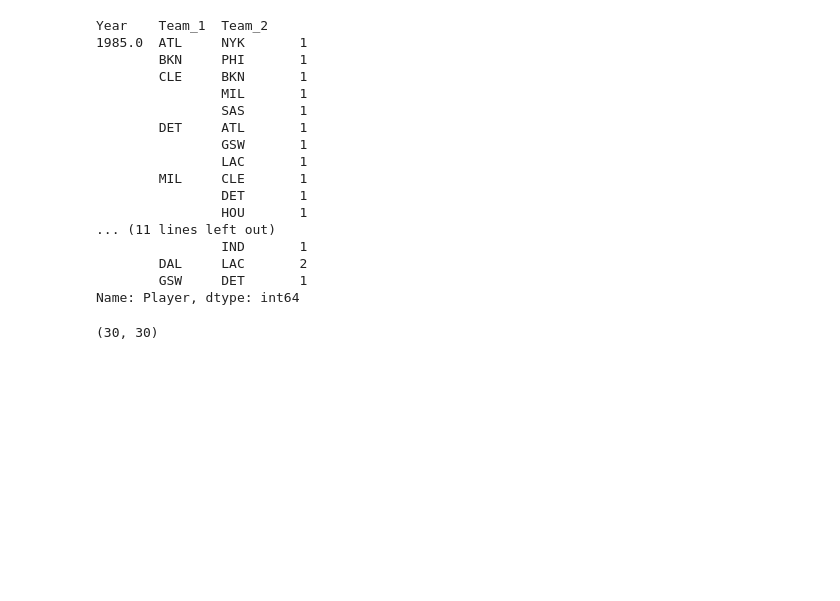
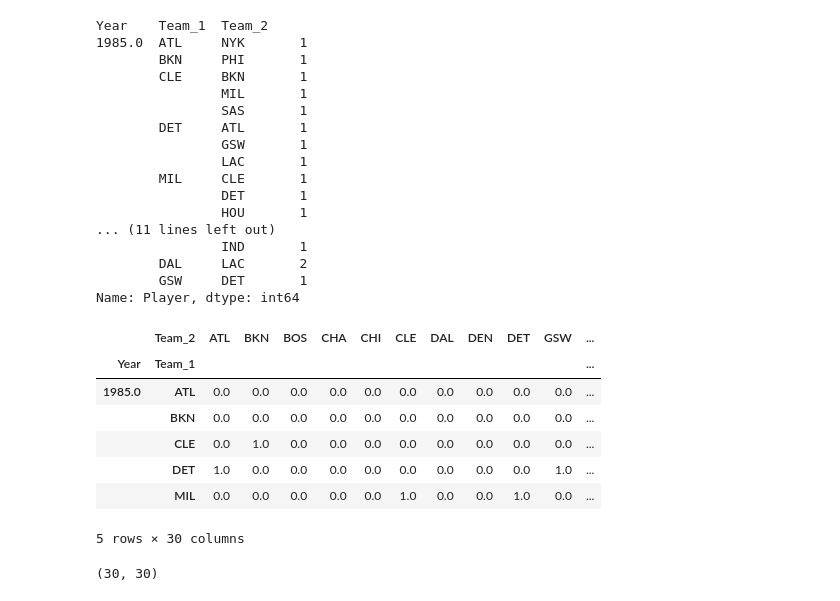
Before and after one commit to tttgm/NBA-Trade-Tracker, a Jupyter notebook: NBA-trade-tracker-chart.ipynb, the cells around one changed output. Saved outputs shown, nothing was run; the diff lists cells and outputs as text; code cells hidden in the pictures; blank space fills up the shorter version.

```diff
--- a/NBA-trade-tracker-chart.ipynb
+++ b/NBA-trade-tracker-chart.ipynb
@@ -765,6 +765,16 @@ Name: Player, dtype: int64
 # %%
 #yearly_matrix_df = yearly_matrix.unstack(level=1).fillna(0) # unstack the second level (i.e. idx 1)
 yearly_matrix_df = yearly_matrix.unstack().fillna(0) # unstacks the lowest level by default
+yearly_matrix_df.head(5)
+# %% [output]
+|  | Team_2 | ATL | BKN | BOS | CHA | CHI | CLE | DAL | DEN | DET | GSW | ... |
+| Year | Team_1 |  |  |  |  |  |  |  |  |  |  | ... |
+| 1985.0 | ATL | 0.0 | 0.0 | 0.0 | 0.0 | 0.0 | 0.0 | 0.0 | 0.0 | 0.0 | 0.0 | ... |
+|  | BKN | 0.0 | 0.0 | 0.0 | 0.0 | 0.0 | 0.0 | 0.0 | 0.0 | 0.0 | 0.0 | ... |
+|  | CLE | 0.0 | 1.0 | 0.0 | 0.0 | 0.0 | 0.0 | 0.0 | 0.0 | 0.0 | 0.0 | ... |
+|  | DET | 1.0 | 0.0 | 0.0 | 0.0 | 0.0 | 0.0 | 0.0 | 0.0 | 0.0 | 1.0 | ... |
+|  | MIL | 0.0 | 0.0 | 0.0 | 0.0 | 0.0 | 1.0 | 0.0 | 0.0 | 1.0 | 0.0 | ... |
+5 rows × 30 columns
 # %%
 # Convert to a NUMPY matrix
 np_yearly_matrix = matrix_df.as_matrix()
```
Also changed, not shown: parts of 14 cells of this notebook, 4 other files.
